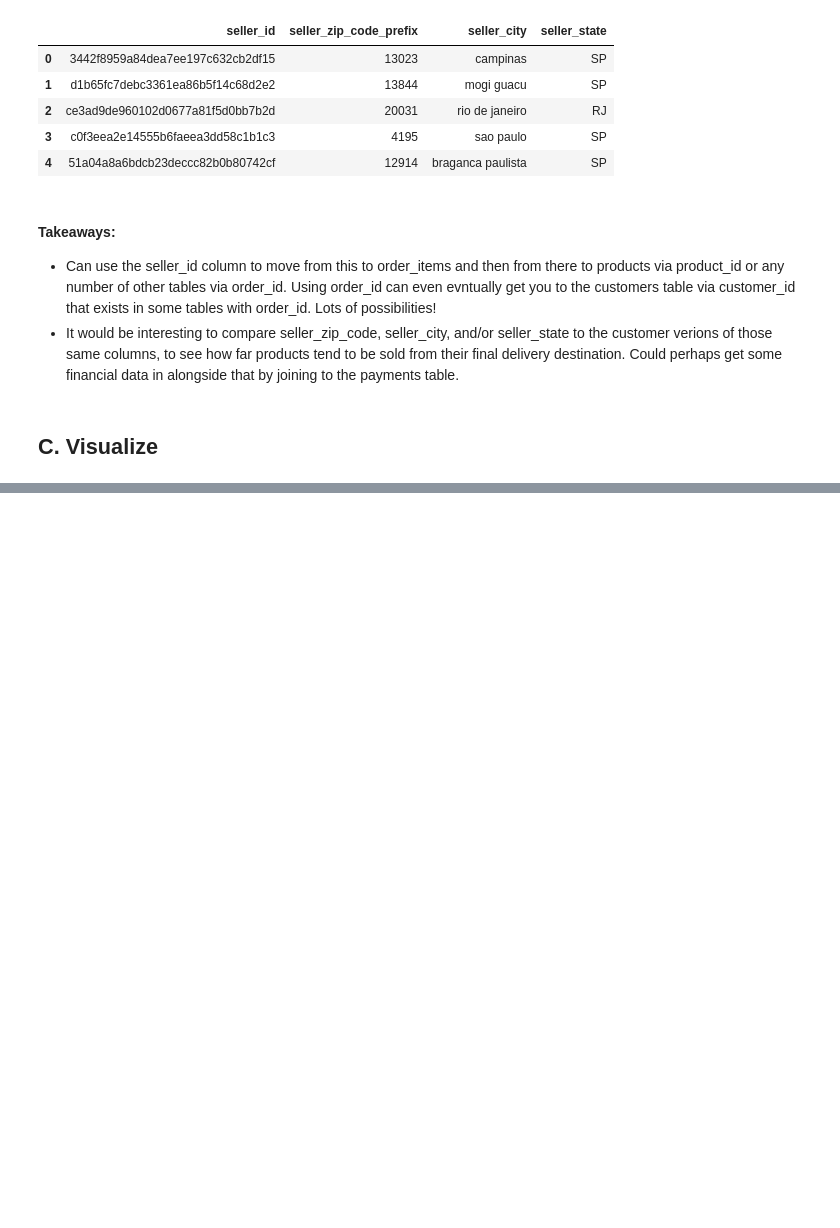
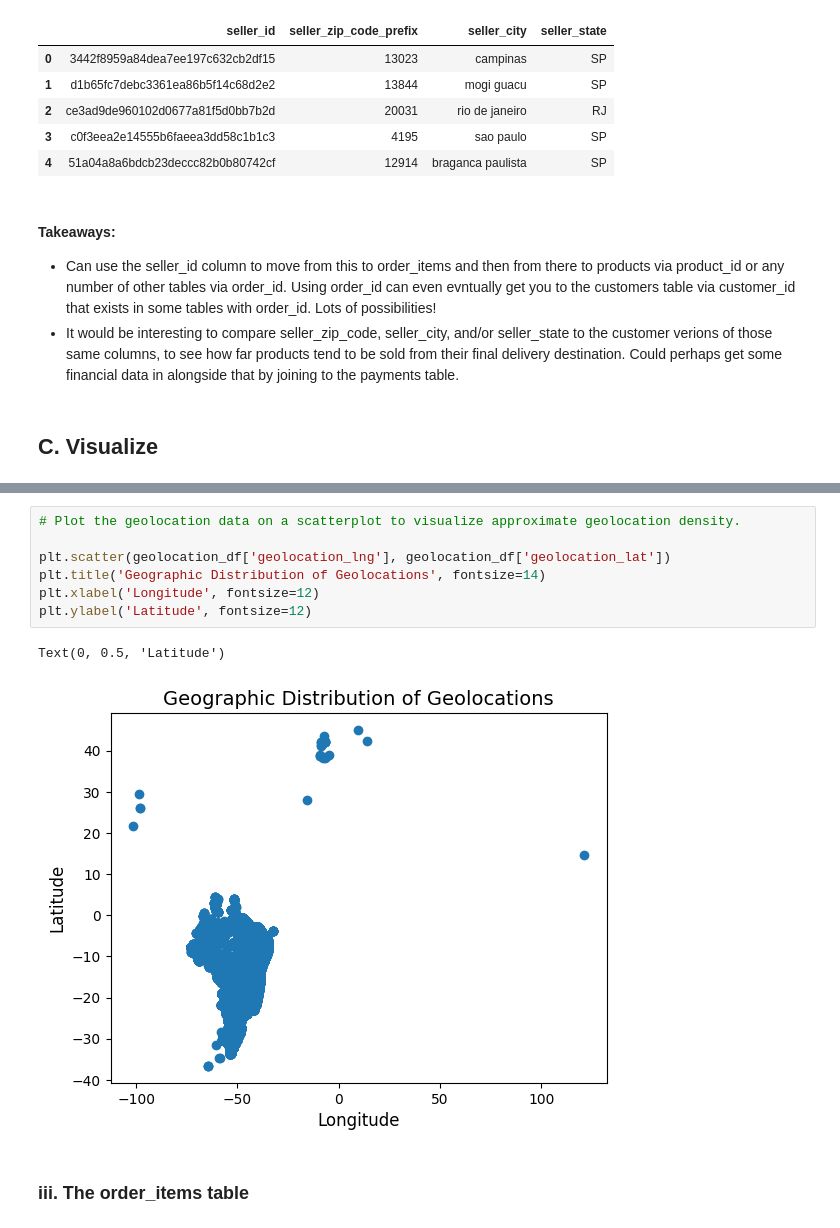
Before and after one commit to bradleytkay/python-practice-1-target-sales, a Jupyter notebook: target-sales-eda.ipynb, the cells around one changed output, grey strips where cells are left out. Drawn from its saved outputs; the diff is of its cells as text; blank space fills up the shorter version.

```diff
--- a/target-sales-eda.ipynb
+++ b/target-sales-eda.ipynb
@@ -219,0 +278,12 @@ seller_df.head()
+# %%
+# Plot the geolocation data on a scatterplot to visualize approximate geolocation density.
+
+plt.scatter(geolocation_df['geolocation_lng'], geolocation_df['geolocation_lat'])
+plt.title('Geographic Distribution of Geolocations', fontsize=14)
+plt.xlabel('Longitude', fontsize=12)
+plt.ylabel('Latitude', fontsize=12)
+# %% [output]
+Text(0, 0.5, 'Latitude')
+[figure, added]
+# %% [markdown]
+### iii. The order_items table
```
Also changed, not shown: parts of 27 cells of this notebook.
